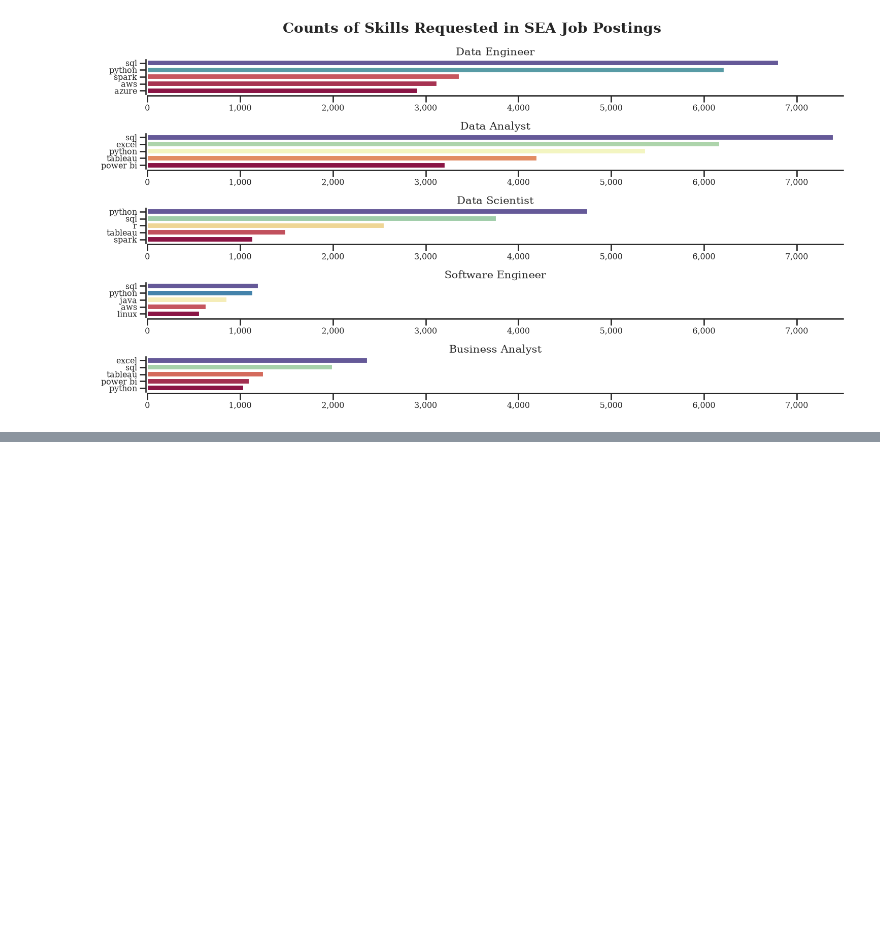
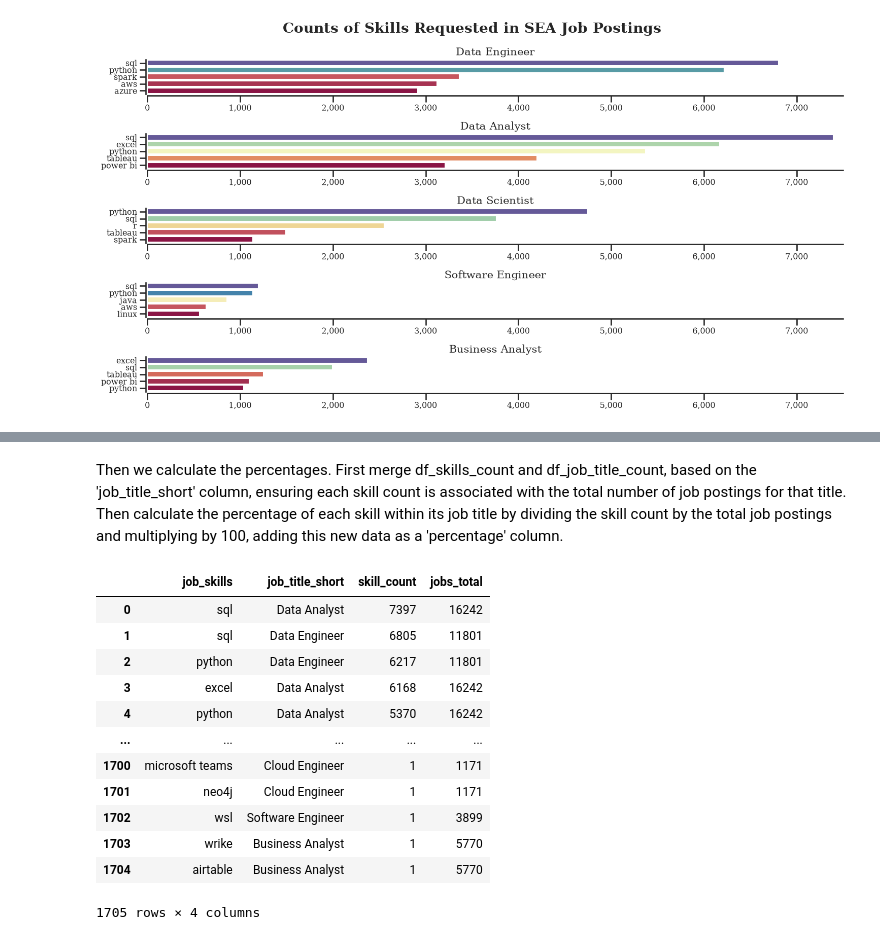
Before and after one commit to JohnnyQuant/Python_Data_Project, a Jupyter notebook: Project/2_Skill_Demand.ipynb, the cells around one changed output, grey strips where cells are left out. Saved outputs shown, nothing was run; the diff lists cells and outputs as text; code cells hidden in the pictures; blank space fills up the shorter version.

```diff
--- a/Project/2_Skill_Demand.ipynb
+++ b/Project/2_Skill_Demand.ipynb
@@ -172,0 +198,20 @@ plt.show()
+# %% [markdown]
+Then we calculate the percentages. First merge df_skills_count and df_job_title_count, based on the 'job_title_short' column, ensuring each skill count is associated with the total number of job postings for that title. Then calculate the percentage of each skill within its job title by dividing the skill count by the total job postings and multiplying by 100, adding this new data as a 'percentage' column.
+# %%
+df_skill_percent = pd.merge(df_skills_count, df_job_title_count, how='left', on='job_title_short')
+
+df_skill_percent
+# %% [output]
+|  | job_skills | job_title_short | skill_count | jobs_total |
+| 0 | sql | Data Analyst | 7397 | 16242 |
+| 1 | sql | Data Engineer | 6805 | 11801 |
+| 2 | python | Data Engineer | 6217 | 11801 |
+| 3 | excel | Data Analyst | 6168 | 16242 |
+| 4 | python | Data Analyst | 5370 | 16242 |
+| ... | ... | ... | ... | ... |
+| 1700 | microsoft teams | Cloud Engineer | 1 | 1171 |
+| 1701 | neo4j | Cloud Engineer | 1 | 1171 |
+| 1702 | wsl | Software Engineer | 1 | 3899 |
+| 1703 | wrike | Business Analyst | 1 | 5770 |
+| 1704 | airtable | Business Analyst | 1 | 5770 |
+1705 rows × 4 columns
```
Also changed, not shown: parts of 5 cells of this notebook.
